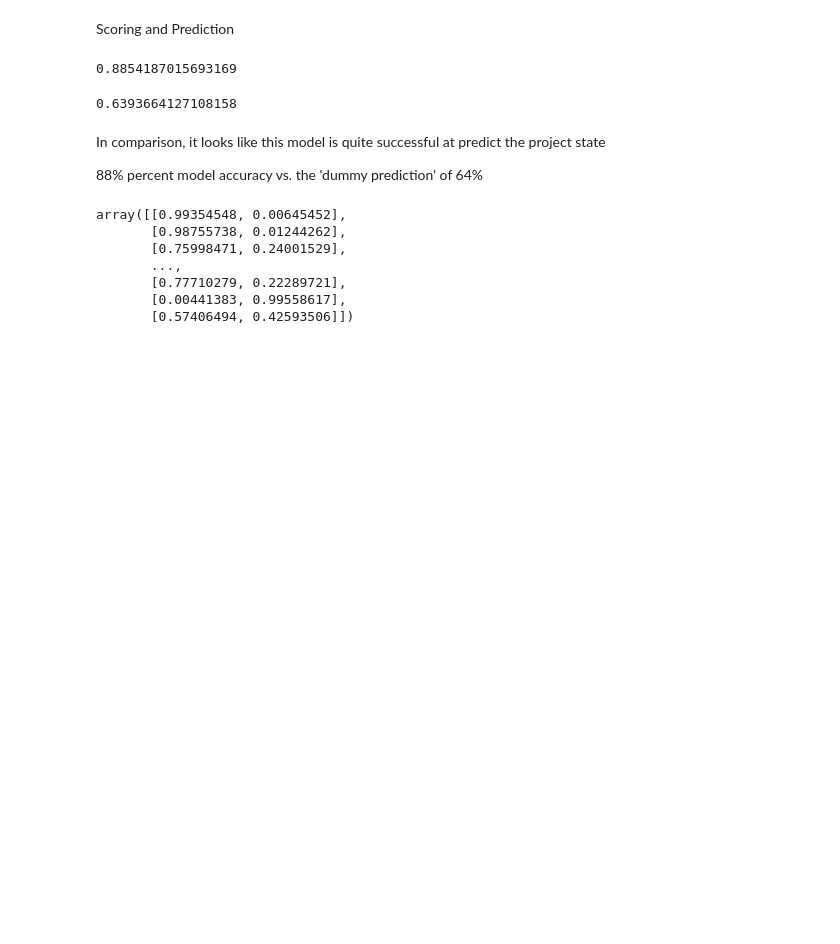
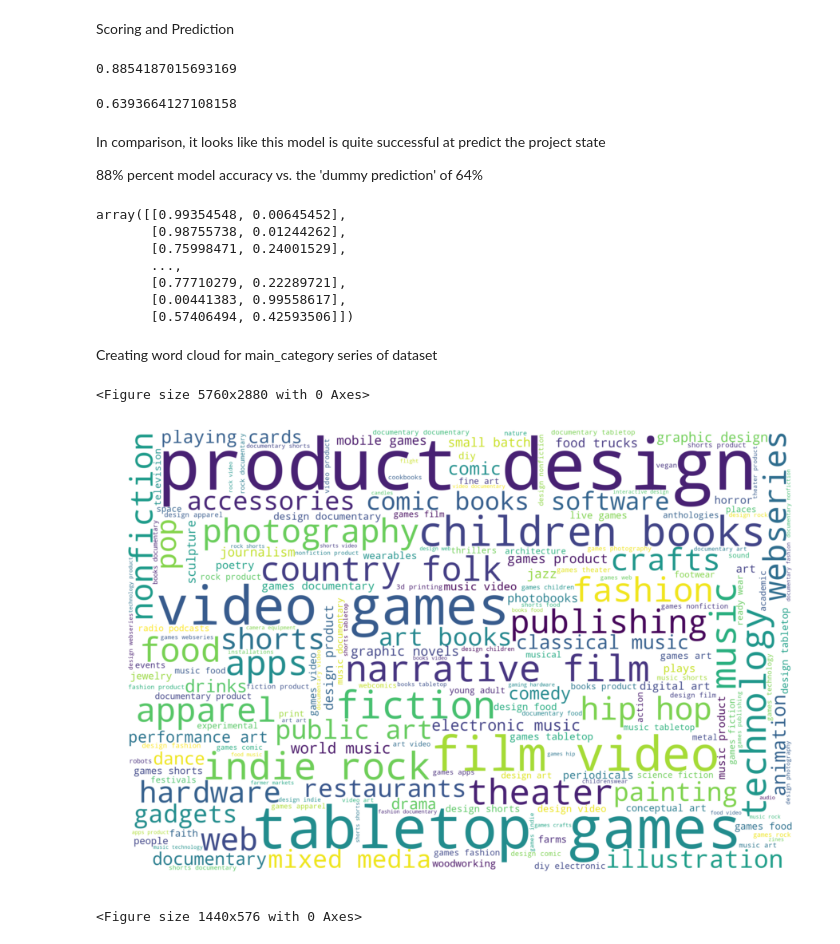
Before and after one commit to aaarce/data_analysis, a Jupyter notebook: data-analysis.ipynb, the cells around one changed output. Cells and saved outputs as stored; diff of their text form; code cells hidden in the pictures; blank space fills up the shorter version.

```diff
--- a/data-analysis.ipynb
+++ b/data-analysis.ipynb
@@ -462,3 +492,47 @@ array([[0.99354548, 0.00645452],
+# %%
+words = df['category']
+# %%
+comment_words = ' '
+stopwords = set(STOPWORDS)
+
+for val in df['category']:
+
+    # typecaste each val to string
+    val = str(val)
+
+    # split the value
+    tokens = val.split()
+
+    # Converts each token into lowercase
+    for i in range(len(tokens)):
+        tokens[i] = tokens[i].lower()
+
+    for words in tokens:
+        comment_words = comment_words + words + ' '
+# %% [markdown]
+Creating word cloud for main_category series of dataset
+# %%
+wordcloud = WordCloud(
+    width = 3000,
+    height = 2000,
+    background_color = 'white',
+    stopwords = STOPWORDS).generate(str(comment_words))
+# %%
+fig = plt.figure(
+    figsize = (80, 40),
+    facecolor = 'k',
+    edgecolor = 'k')
+# %% [output]
+<Figure size 5760x2880 with 0 Axes>
+# %%
+plt.imshow(wordcloud, interpolation = 'bilinear')
+plt.axis('off')
+plt.tight_layout(pad=0)
+plt.show()
+plt.savefig('docs/images/word_cloud_categories.png')
+# %% [output]
+[figure, added]
+<Figure size 1440x576 with 0 Axes>
 # %%
 !jupyter nbconvert --to html data-analysis.ipynb
 # %% [output]
```
Also changed, not shown: parts of 18 cells of this notebook, 8 other files.
